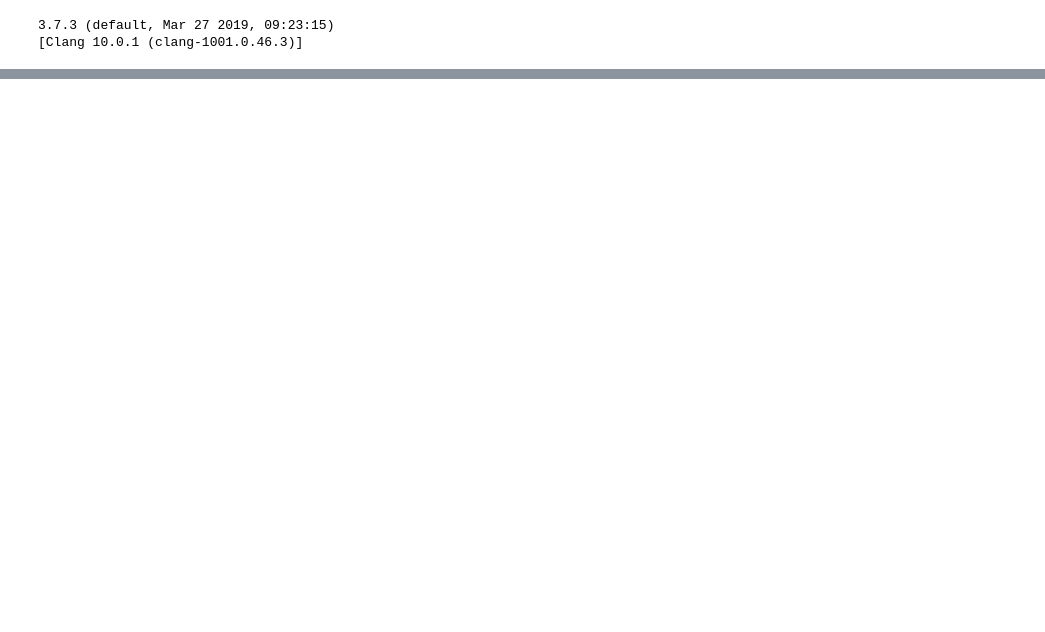
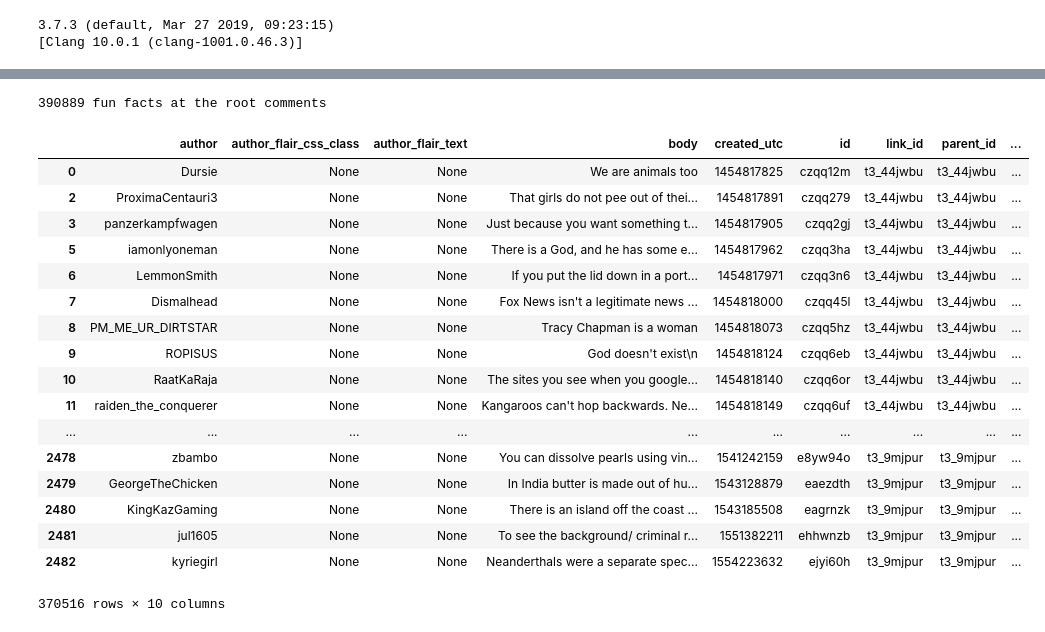
Before and after one commit to dannyqiu/fun-fax, a Jupyter notebook: scripts/gather_pushshift_elasticsearch.ipynb, the cells around one changed output, grey strips where cells are left out. Cells and saved outputs as stored; diff of their text form; code cells hidden in the pictures; blank space fills up the shorter version.

Commit message:
Update script to gather comments from submissions with the word 'fact'

```diff
--- a/scripts/gather_pushshift_elasticsearch.ipynb
+++ b/scripts/gather_pushshift_elasticsearch.ipynb
@@ -203,0 +299,2 @@ Name: _id, dtype: object
+# %%
+fun_fact_comment_ids = get_comment_ids(fun_fact_questions['id'])
@@ -203,0 +321,2 @@ Name: _id, dtype: object
+# %%
+fun_fact_comments = {k: get_comments_by_ids(v) for k, v in fun_fact_comment_ids.items()}
@@ -203,0 +341,12 @@ Name: _id, dtype: object
+# %%
+fun_fact_root_comments = {
+    k: [c if c['parent_id'].split('_')[-1] == k for c in v]
+    for k, v in fun_fact_comments.items()
+}
+
+print("{} fun facts at the root comments".format(sum([len(v) for v in fun_fact_root_comments.values()])))
+# %% [output]
+390889 fun facts at the root comments
+# %%
+fun_fact_comments_dfn = pd.concat([pd.DataFrame(c) for c in fun_fact_root_comments.values()], join='inner')
+fun_fact_comments_dfn = fun_fact_comments_dfn[~fun_fact_comments_dfn["body"].isin(["[removed]", "[deleted]"])]
@@ -203,0 +355,21 @@ Name: _id, dtype: object
+# %%
+fun_fact_comments_dfn
+# %% [output]
+|  | author | author_flair_css_class | author_flair_text | body | created_utc | id | link_id | parent_id | ... |
+| 0 | Dursie | None | None | We are animals too | 1454817825 | czqq12m | t3_44jwbu | t3_44jwbu | ... |
+| 2 | ProximaCentauri3 | None | None | That girls do not pee out of thei... | 1454817891 | czqq279 | t3_44jwbu | t3_44jwbu | ... |
+| 3 | panzerkampfwagen | None | None | Just because you want something t... | 1454817905 | czqq2gj | t3_44jwbu | t3_44jwbu | ... |
+| 5 | iamonlyoneman | None | None | There is a God, and he has some e... | 1454817962 | czqq3ha | t3_44jwbu | t3_44jwbu | ... |
+| 6 | LemmonSmith | None | None | If you put the lid down in a port... | 1454817971 | czqq3n6 | t3_44jwbu | t3_44jwbu | ... |
+| 7 | Dismalhead | None | None | Fox News isn't a legitimate news ... | 1454818000 | czqq45l | t3_44jwbu | t3_44jwbu | ... |
+| 8 | PM_ME_UR_DIRTSTAR | None | None | Tracy Chapman is a woman | 1454818073 | czqq5hz | t3_44jwbu | t3_44jwbu | ... |
+| 9 | ROPISUS | None | None | God doesn't exist\n | 1454818124 | czqq6eb | t3_44jwbu | t3_44jwbu | ... |
+| 10 | RaatKaRaja | None | None | The sites you see when you google... | 1454818140 | czqq6or | t3_44jwbu | t3_44jwbu | ... |
+| 11 | raiden_the_conquerer | None | None | Kangaroos can't hop backwards. Ne... | 1454818149 | czqq6uf | t3_44jwbu | t3_44jwbu | ... |
+| ... | ... | ... | ... | ... | ... | ... | ... | ... | ... |
+| 2478 | zbambo | None | None | You can dissolve pearls using vin... | 1541242159 | e8yw94o | t3_9mjpur | t3_9mjpur | ... |
+| 2479 | GeorgeTheChicken | None | None | In India butter is made out of hu... | 1543128879 | eaezdth | t3_9mjpur | t3_9mjpur | ... |
+| 2480 | KingKazGaming | None | None | There is an island off the coast ... | 1543185508 | eagrnzk | t3_9mjpur | t3_9mjpur | ... |
+| 2481 | jul1605 | None | None | To see the background/ criminal r... | 1551382211 | ehhwnzb | t3_9mjpur | t3_9mjpur | ... |
+| 2482 | kyriegirl | None | None | Neanderthals were a separate spec... | 1554223632 | ejyi60h | t3_9mjpur | t3_9mjpur | ... |
+370516 rows × 10 columns
```
Also changed, not shown: parts of 34 cells of this notebook.
